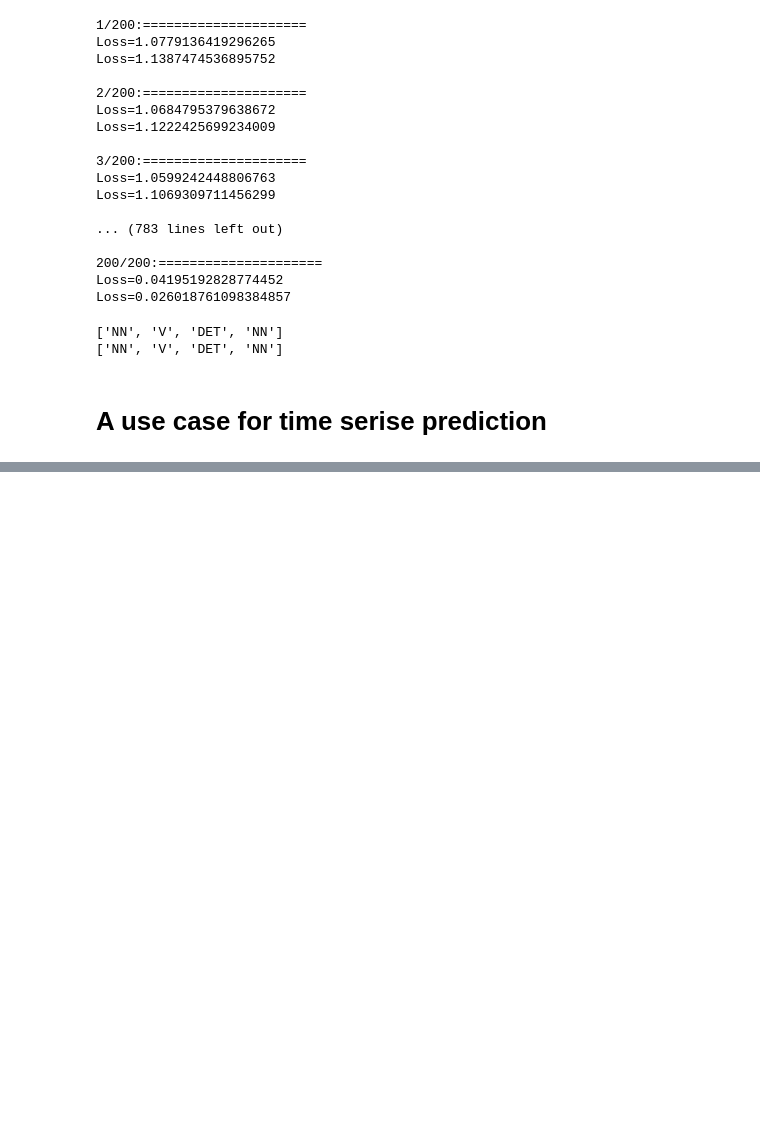
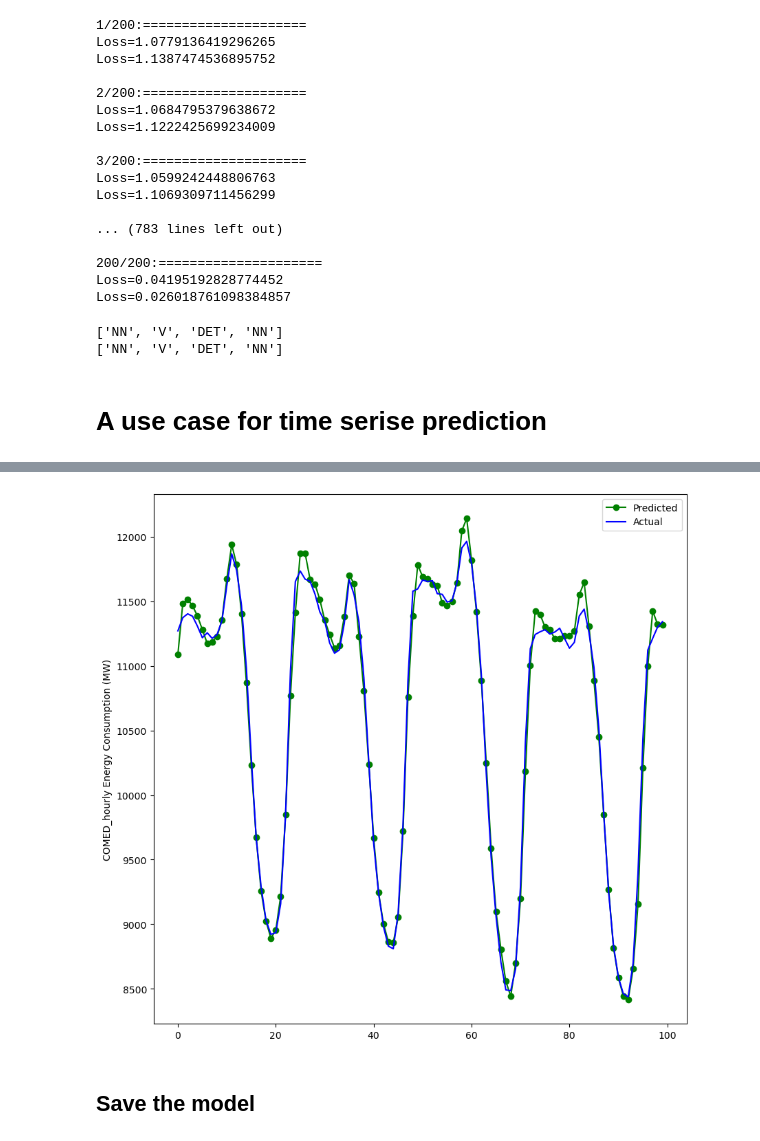
Before and after one commit to BlueAsuka/LanguageModel, a Jupyter notebook: from_torch/sequence_model/lstm.ipynb, the cells around one changed output, grey strips where cells are left out. Drawn from its saved outputs; the diff is of its cells as text; code cells hidden in the pictures; blank space fills up the shorter version.

```diff
--- a/from_torch/sequence_model/lstm.ipynb
+++ b/from_torch/sequence_model/lstm.ipynb
@@ -243,0 +424,5 @@ print(pred)
+# %%
+model = LSTMNet(input_dim=INPUT_DIM, hidden_dim=HIDDEN_DIM, output_dim=1, n_layers=2)
+model.to(device)
+criterion = nn.MSELoss()
+optimizer = torch.optim.Adam(model.parameters(), lr=LR)
@@ -243,0 +494,24 @@ print(pred)
+# %%
+def evaluate(model, test_x, test_y, label_scalers):
+    model.eval()
+    outputs = []
+    targets = []
+
+    start_time = time.perf_counter()
+
+    for i in test_x.keys():
+        inp = torch.from_numpy(np.array(test_x[i]))
+        labs = torch.from_numpy(np.array(test_y[i]))
+        h = model.init_hidden(inp.shape[0])
+        out, h = model(inp.to(device).float(), h)
+        outputs.append(label_scalers[i].inverse_transform(out.cpu().detach().numpy()).reshape(-1))
+        targets.append(label_scalers[i].inverse_transform(labs.numpy()).reshape(-1))
+
+    end_time = time.perf_counter()
+    print("Evaluation Time: {}".format(end_time - start_time))
+
+    sMAPE = 0
+    for i in range(len(outputs)):
+        sMAPE += np.mean(abs(outputs[i]-targets[i])/(targets[i]+outputs[i])/2)/len(outputs)
+    print("sMAPE: {}%".format(sMAPE*100))
+    return outputs, targets, sMAPE
@@ -243,0 +527,17 @@ print(pred)
+# %%
+target_files = []
+for file in os.listdir(data_dir):
+    if file[-4:] == ".csv" and file != "pjm_hourly_est.csv":
+        target_files.append(file)
+# %%
+rand_idx = np.random.randint(0, len(lstm_outputs))
+plt.figure(figsize=(10, 10))
+plt.plot(lstm_outputs[rand_idx][:100], "-o", color="g", label="Predicted")
+plt.plot(lstm_targets[rand_idx][:100], color="b", label="Actual")
+plt.ylabel(str(target_files[rand_idx][:-4]) + ' Energy Consumption (MW)')
+plt.legend()
+plt.show()
+# %% [output]
+[figure, added]
+# %% [markdown]
+## Save the model
```
Also changed, not shown: parts of 22 cells of this notebook, 15 other files.
